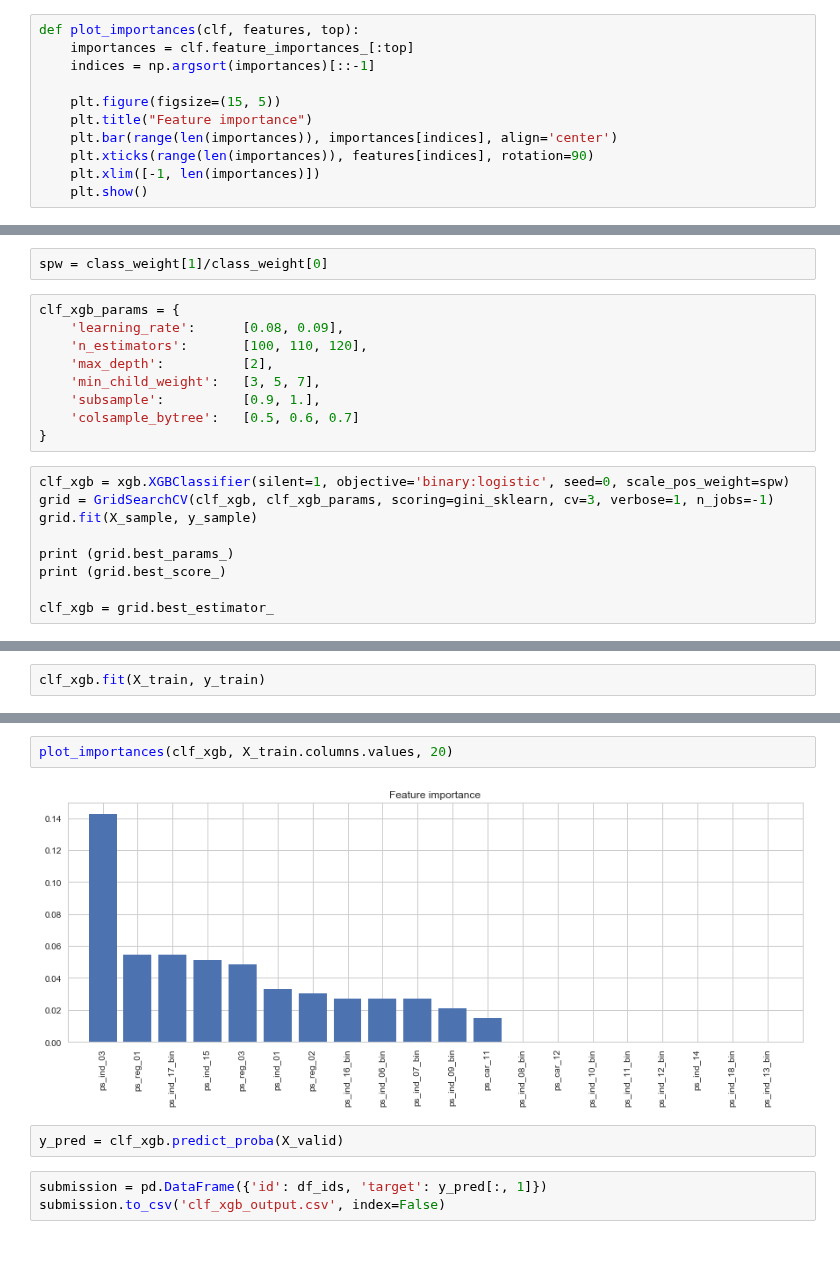
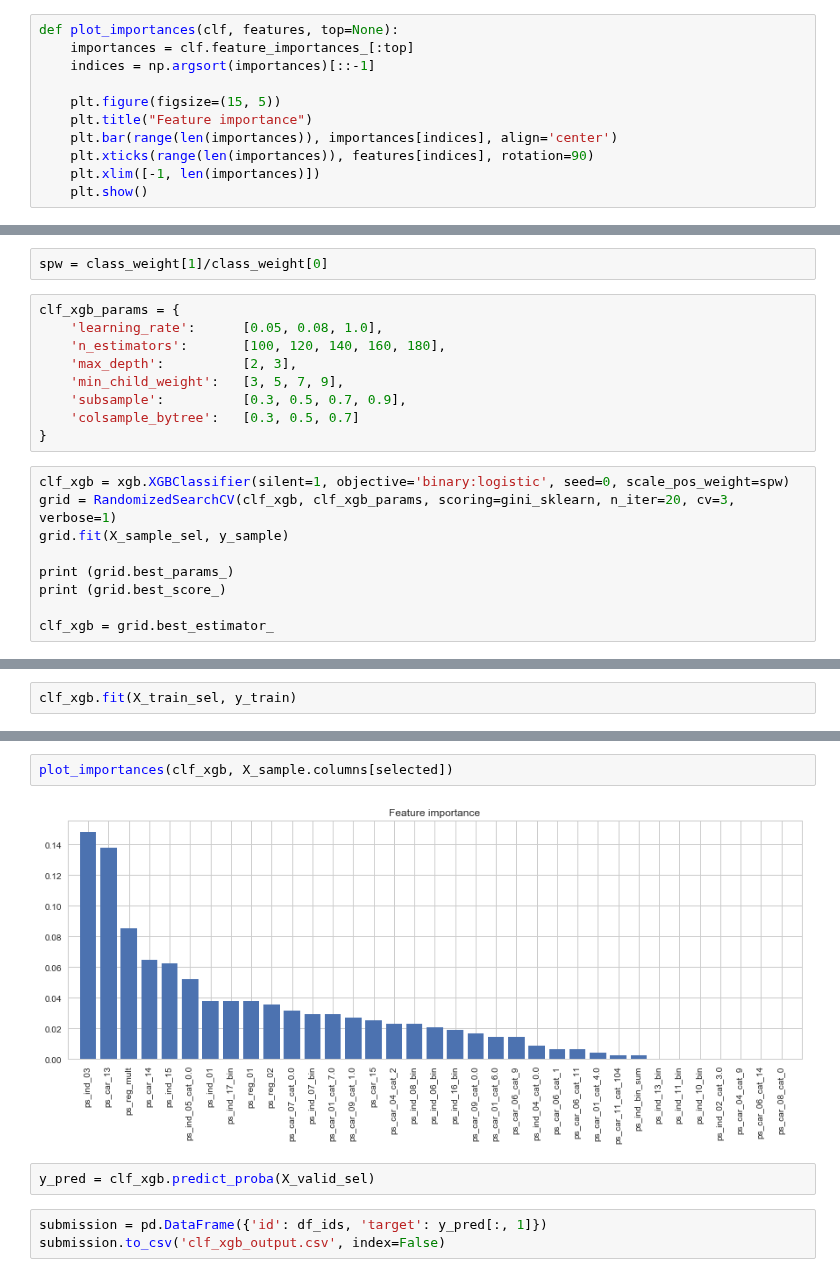
Before and after one commit to paulaceccon/ml-playground, a Jupyter notebook: Kernels/PortoSeguro.ipynb, the cells around one changed output, grey strips where cells are left out. Cells and saved outputs as stored; diff of their text form; blank space fills up the shorter version.

```diff
--- a/Kernels/PortoSeguro.ipynb
+++ b/Kernels/PortoSeguro.ipynb
@@ -232,7 +313,7 @@ gini_sklearn = metrics.make_scorer(gini_normalizedc, True, True)
 # %% [markdown]
 And an auxiliar function to print feature importances.
 # %%
-def plot_importances(clf, features, top):
+def plot_importances(clf, features, top=None):
     importances = clf.feature_importances_[:top]
     indices = np.argsort(importances)[::-1]
 
@@ -251,17 +332,17 @@ import xgboost as xgb
 spw = class_weight[1]/class_weight[0]
 # %%
 clf_xgb_params = {
-    'learning_rate':      [0.08, 0.09],
-    'n_estimators':       [100, 110, 120],
-    'max_depth':          [2],
-    'min_child_weight':   [3, 5, 7],
-    'subsample':          [0.9, 1.],
-    'colsample_bytree':   [0.5, 0.6, 0.7]
+    'learning_rate':      [0.05, 0.08, 1.0],
+    'n_estimators':       [100, 120, 140, 160, 180],
+    'max_depth':          [2, 3],
+    'min_child_weight':   [3, 5, 7, 9],
+    'subsample':          [0.3, 0.5, 0.7, 0.9],
+    'colsample_bytree':   [0.3, 0.5, 0.7]
 }
 # %%
 clf_xgb = xgb.XGBClassifier(silent=1, objective='binary:logistic', seed=0, scale_pos_weight=spw)
-grid = GridSearchCV(clf_xgb, clf_xgb_params, scoring=gini_sklearn, cv=3, verbose=1, n_jobs=-1)
-grid.fit(X_sample, y_sample)
+grid = RandomizedSearchCV(clf_xgb, clf_xgb_params, scoring=gini_sklearn, n_iter=20, cv=3, verbose=1)
+grid.fit(X_sample_sel, y_sample)
 
 print (grid.best_params_)
 print (grid.best_score_)
@@ -277,3 +356,3 @@ Fitting 3 folds for each of 108 candidates, totalling 324 fits
 # %%
-clf_xgb.fit(X_train, y_train)
+clf_xgb.fit(X_train_sel, y_train)
 # %% [output]
@@ -289,11 +368,11 @@ print("Gini Score: %0.2f (+/- %0.2f)" % (scores.mean(), scores.std() * 2))
 # %% [output]
 Gini Score: 0.24 (+/- 0.02)
 # %%
-plot_importances(clf_xgb, X_train.columns.values, 20)
+plot_importances(clf_xgb, X_sample.columns[selected])
 # %% [output]
-[figure, old version]
+[figure, new version]
 # %%
-y_pred = clf_xgb.predict_proba(X_valid)
+y_pred = clf_xgb.predict_proba(X_valid_sel)
 # %%
 submission = pd.DataFrame({'id': df_ids, 'target': y_pred[:, 1]})
 submission.to_csv('clf_xgb_output.csv', index=False)
```
Also changed, not shown: parts of 52 cells of this notebook, 3 other files.
